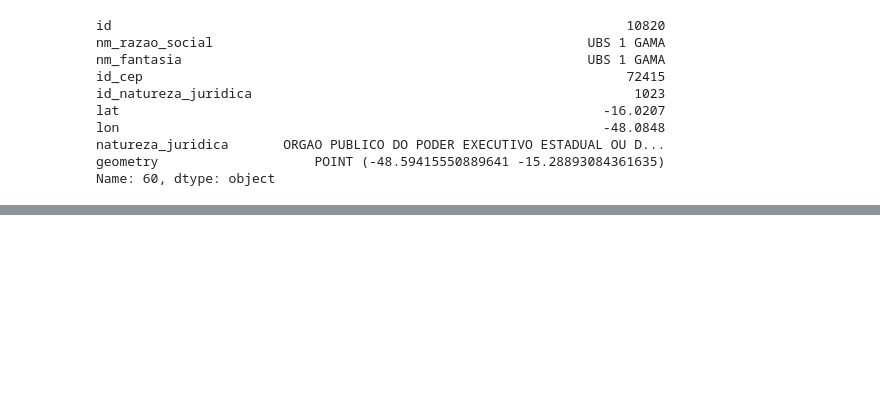
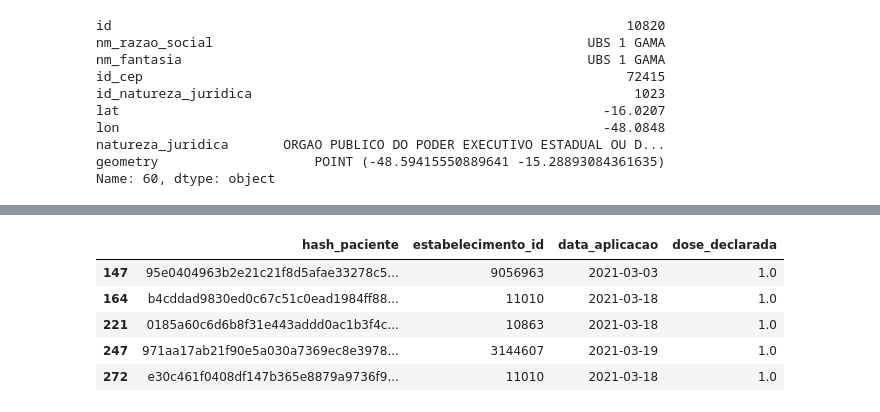
Before and after one commit to raquelcreis/vacina_covid_bsb, a Jupyter notebook: notebook.ipynb, the cells around one changed output, grey strips where cells are left out. Drawn from its saved outputs; the diff is of its cells as text; code cells hidden in the pictures; blank space fills up the shorter version.

```diff
--- a/notebook.ipynb
+++ b/notebook.ipynb
@@ -336,0 +359,10 @@ m1
+# %%
+# Olhando vacinação no DF
+dfVacinacao.head()
+# %% [output]
+|  | hash_paciente | estabelecimento_id | data_aplicacao | dose_declarada |
+| 147 | 95e0404963b2e21c21f8d5afae33278c5... | 9056963 | 2021-03-03 | 1.0 |
+| 164 | b4cddad9830ed0c67c51c0ead1984ff88... | 11010 | 2021-03-18 | 1.0 |
+| 221 | 0185a60c6d6b8f31e443addd0ac1b3f4c... | 10863 | 2021-03-18 | 1.0 |
+| 247 | 971aa17ab21f90e5a030a7369ec8e3978... | 3144607 | 2021-03-19 | 1.0 |
+| 272 | e30c461f0408df147b365e8879a9736f9... | 11010 | 2021-03-18 | 1.0 |
```
Also changed, not shown: parts of 10 cells of this notebook.
